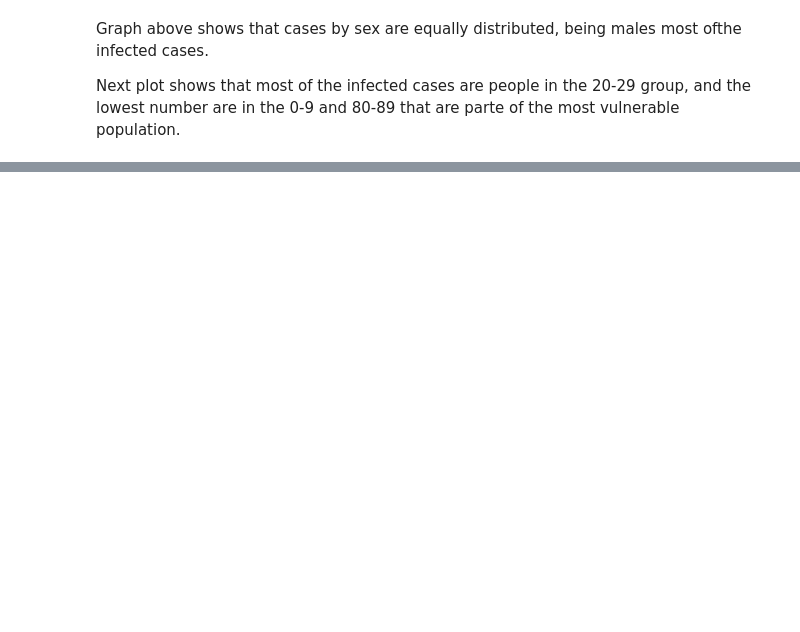
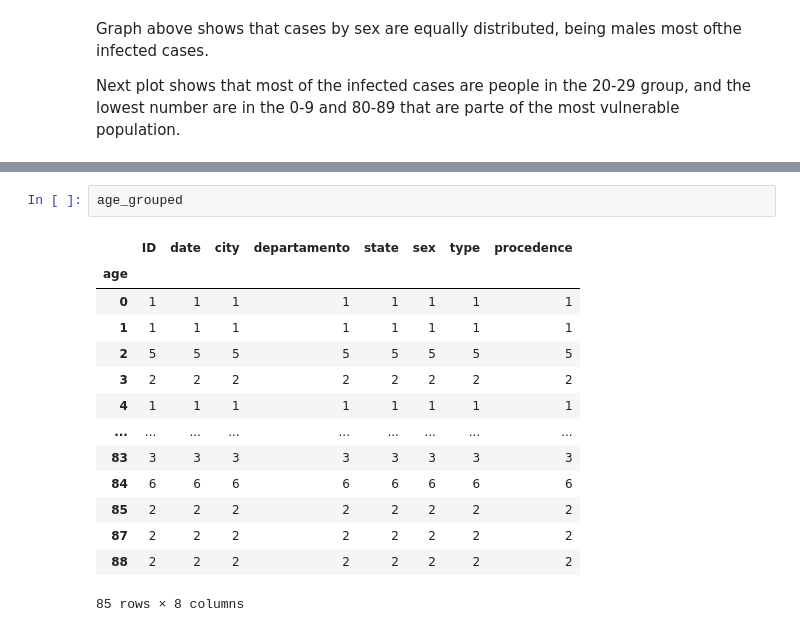
Before and after one commit to camesruiz/Colombia-COVID19, a Jupyter notebook: Colombia COVID-19 Insights.ipynb, the cells around one changed output, grey strips where cells are left out. Cells and saved outputs as stored; diff of their text form; blank space fills up the shorter version.

```diff
--- a/Colombia COVID-19 Insights.ipynb
+++ b/Colombia COVID-19 Insights.ipynb
@@ -303,0 +447,17 @@ Name: ID, dtype: int64
+# %%
+age_grouped
+# %% [output]
+|  | ID | date | city | departamento | state | sex | type | procedence |
+| age |  |  |  |  |  |  |  |  |
+| 0 | 1 | 1 | 1 | 1 | 1 | 1 | 1 | 1 |
+| 1 | 1 | 1 | 1 | 1 | 1 | 1 | 1 | 1 |
+| 2 | 5 | 5 | 5 | 5 | 5 | 5 | 5 | 5 |
+| 3 | 2 | 2 | 2 | 2 | 2 | 2 | 2 | 2 |
+| 4 | 1 | 1 | 1 | 1 | 1 | 1 | 1 | 1 |
+| ... | ... | ... | ... | ... | ... | ... | ... | ... |
+| 83 | 3 | 3 | 3 | 3 | 3 | 3 | 3 | 3 |
+| 84 | 6 | 6 | 6 | 6 | 6 | 6 | 6 | 6 |
+| 85 | 2 | 2 | 2 | 2 | 2 | 2 | 2 | 2 |
+| 87 | 2 | 2 | 2 | 2 | 2 | 2 | 2 | 2 |
+| 88 | 2 | 2 | 2 | 2 | 2 | 2 | 2 | 2 |
+85 rows × 8 columns
```
Also changed, not shown: parts of 34 cells of this notebook.
